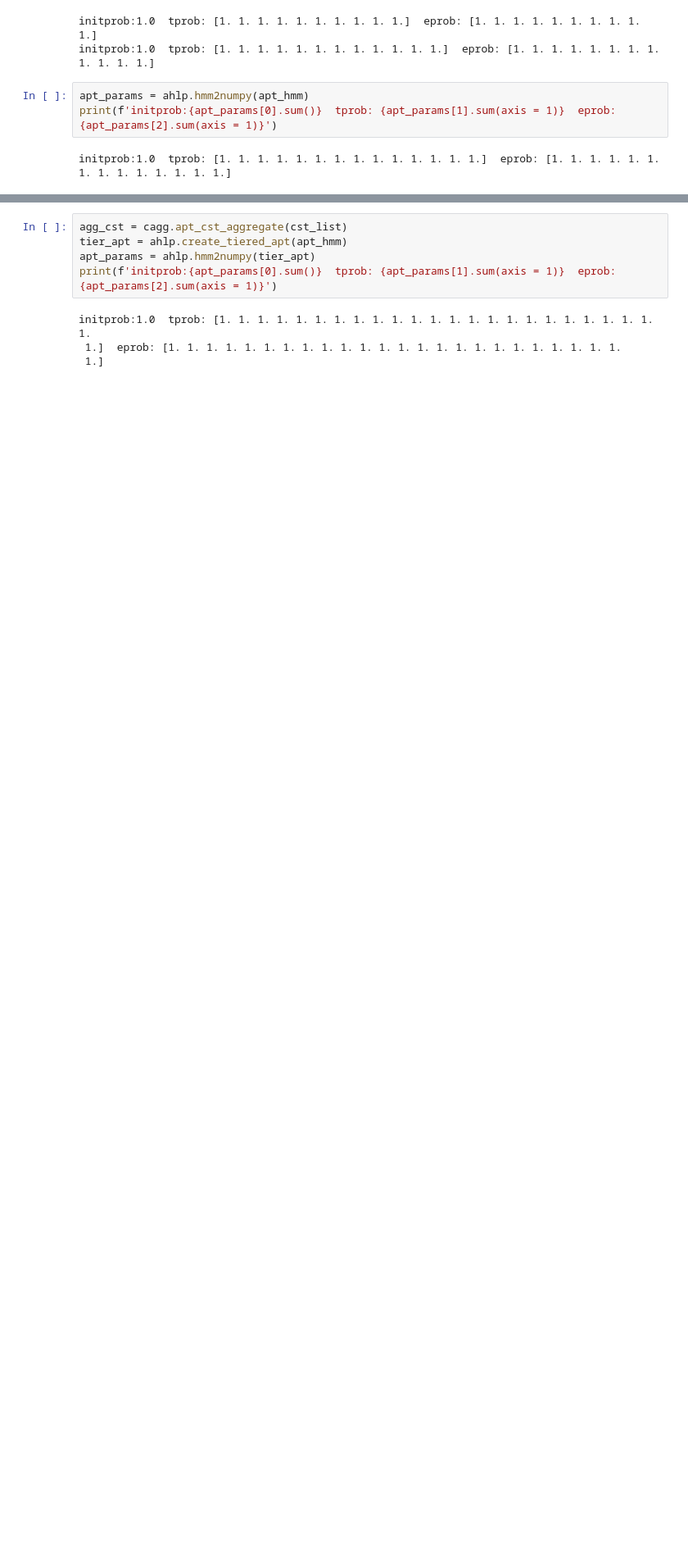
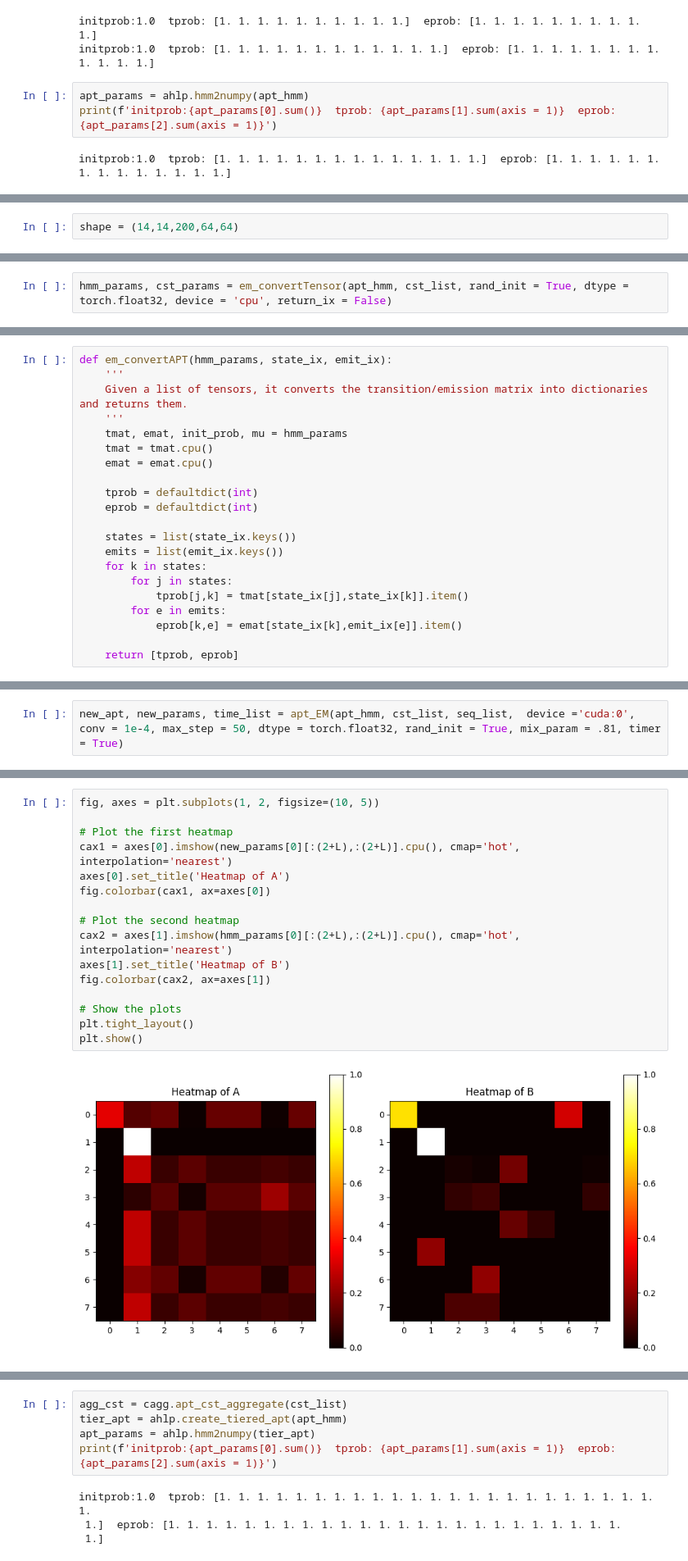
Before and after one commit to sandialabs/conin, a Jupyter notebook: conin/mediation_variables/apt_working.ipynb, the cells around one changed output, grey strips where cells are left out. Shown: that part at 82% size. Drawn from its saved outputs; the diff is of its cells as text; blank space fills up the shorter version.

```diff
--- a/conin/mediation_variables/apt_working.ipynb
+++ b/conin/mediation_variables/apt_working.ipynb
@@ -55,0 +89,2 @@ agg_cst = cagg.apt_cst_aggregate(cst_list)
+# %%
+shape = (14,14,200,64,64)
@@ -55,0 +130,2 @@ agg_cst = cagg.apt_cst_aggregate(cst_list)
+# %%
+hmm_params, cst_params = em_convertTensor(apt_hmm, cst_list, rand_init = True, dtype = torch.float32, device = 'cpu', return_ix = False)
@@ -55,0 +662,21 @@ agg_cst = cagg.apt_cst_aggregate(cst_list)
+# %%
+def em_convertAPT(hmm_params, state_ix, emit_ix):
+    '''
+    Given a list of tensors, it converts the transition/emission matrix into dictionaries and returns them.
+    '''
+    tmat, emat, init_prob, mu = hmm_params
+    tmat = tmat.cpu()
+    emat = emat.cpu()
+
+    tprob = defaultdict(int)
+    eprob = defaultdict(int)
+
+    states = list(state_ix.keys())
+    emits = list(emit_ix.keys())
+    for k in states:
+        for j in states:
+            tprob[j,k] = tmat[state_ix[j],state_ix[k]].item()
+        for e in emits:
+            eprob[k,e] = emat[state_ix[k],emit_ix[e]].item()
+
+    return [tprob, eprob]
@@ -55,0 +745,2 @@ agg_cst = cagg.apt_cst_aggregate(cst_list)
+# %%
+new_apt, new_params, time_list = apt_EM(apt_hmm, cst_list, seq_list,  device ='cuda:0', conv = 1e-4, max_step = 50, dtype = torch.float32, rand_init = True, mix_param = .81, timer = True)
@@ -55,0 +807,18 @@ agg_cst = cagg.apt_cst_aggregate(cst_list)
+# %%
+fig, axes = plt.subplots(1, 2, figsize=(10, 5))
+
+# Plot the first heatmap
+cax1 = axes[0].imshow(new_params[0][:(2+L),:(2+L)].cpu(), cmap='hot', interpolation='nearest')
+axes[0].set_title('Heatmap of A')
+fig.colorbar(cax1, ax=axes[0])
+
+# Plot the second heatmap
+cax2 = axes[1].imshow(hmm_params[0][:(2+L),:(2+L)].cpu(), cmap='hot', interpolation='nearest')
+axes[1].set_title('Heatmap of B')
+fig.colorbar(cax2, ax=axes[1])
+
+# Show the plots
+plt.tight_layout()
+plt.show()
+# %% [output]
+[figure, added]
```
Also changed, not shown: parts of 91 cells of this notebook, 4 other files.
